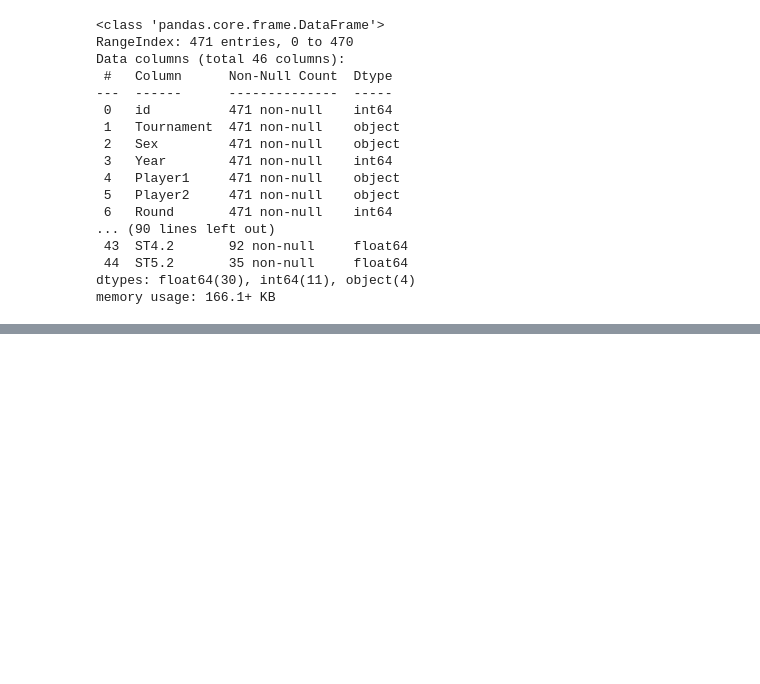
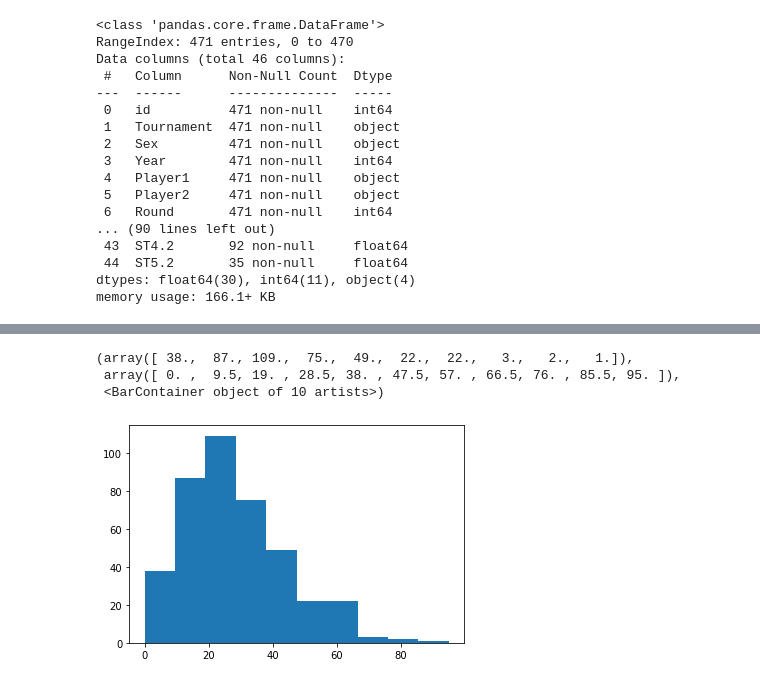
Before and after one commit to yagaoka/kaggle-Competition, a Jupyter notebook: Tennis_Compe/tennis_compe.ipynb, the cells around one changed output, grey strips where cells are left out. Cells and saved outputs as stored; diff of their text form; code cells hidden in the pictures; blank space fills up the shorter version.

```diff
--- a/Tennis_Compe/tennis_compe.ipynb
+++ b/Tennis_Compe/tennis_compe.ipynb
@@ -81,0 +233,3 @@ test_data = test_data.drop(drop_columns, axis=1)
+# %%
+train_data["ACE.1"].fillna(train_data["ACE.1"].mode()[0], inplace=True)
+train_data["ACE.2"].fillna(train_data["ACE.2"].mode()[0], inplace=True)
@@ -81,0 +239,7 @@ test_data = test_data.drop(drop_columns, axis=1)
+# %%
+plt.hist(train_data["WNR.2"])
+# %% [output]
+(array([ 38.,  87., 109.,  75.,  49.,  22.,  22.,   3.,   2.,   1.]),
+ array([ 0. ,  9.5, 19. , 28.5, 38. , 47.5, 57. , 66.5, 76. , 85.5, 95. ]),
+ <BarContainer object of 10 artists>)
+[figure, added]
```
Also changed, not shown: parts of 41 cells of this notebook.
